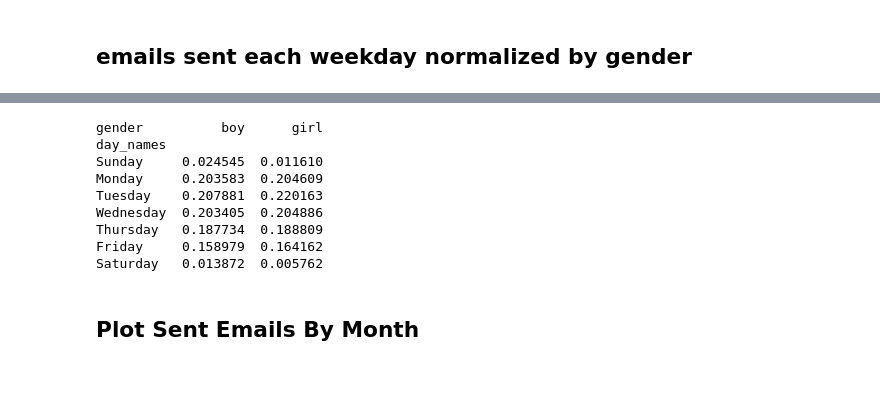
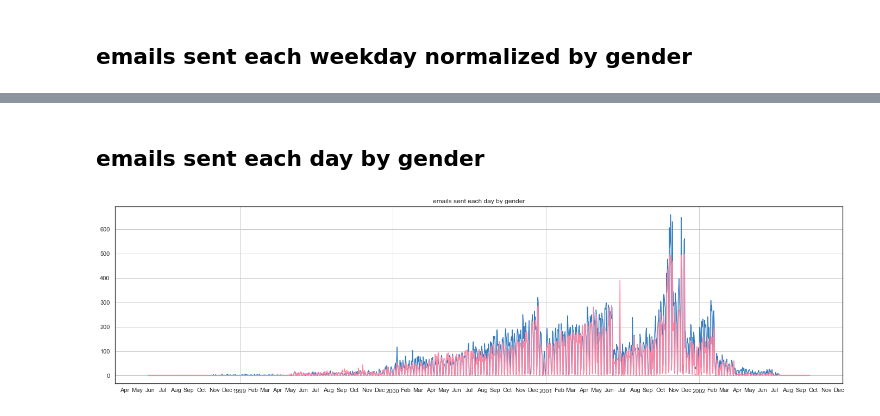
Before and after one commit to jameshollisandrew/springboard_capstone_00, a Jupyter notebook: 01_data_story_notebooks/04_data_story.ipynb, the cells around one changed output, grey strips where cells are left out. Drawn from its saved outputs; the diff is of its cells as text; code cells hidden in the pictures; blank space fills up the shorter version.

```diff
--- a/01_data_story_notebooks/04_data_story.ipynb
+++ b/01_data_story_notebooks/04_data_story.ipynb
@@ -58,3 +68,31 @@ df.head(2)
 | 1 | allen-p/_sent_mail/10 | <15464986.1075855378456.JavaMail.... | Fri, 4 May 2001 13:51:00 -0700 (PDT) | phillip.allen@enron.com | john.lavorato@enron.com | NaN | NaN | Re: | 1.0 | text/plain; charset=us-ascii | 7bit | ... |
 # %% [markdown]
 # Helper Functions
+# %%
+def two_var_timeline(a_df, title_string, print_data=False):
+
+    # set the Locator, Formatter objects
+    years = mdates.YearLocator() # every year
+    months = mdates.MonthLocator() # every month
+    years_fmt = mdates.DateFormatter('%Y') # format year
+    months_fmt = mdates.DateFormatter('%b') # format year
+
+    # create plot
+    fig, ax = plt.subplots(figsize=(24, 6)) # create figure, 1 axes
+    #gs = fig.add_gridspec(2, 2)
+
+    ax.plot(p.index, p.iloc[:,0].values, color='#347DC1') # create barplot with c data
+    ax.plot(p.index, p.iloc[:,1].values, color='#FF85A2') # create barplot with c data
+
+    # format the ticks
+    ax.xaxis.set_major_locator(years) # use Locator object to set major ticks
+    ax.xaxis.set_minor_locator(months) # use Locator object to set minor ticks
+    ax.xaxis.set_major_formatter(years_fmt) # format ticklabel strings with Formatter object
+    ax.xaxis.set_minor_formatter(months_fmt) # 3-letter month name
+
+    # format the coords message box
+    ax.format_xdata = mdates.DateFormatter('%Y-%m-%d')
+    ax.grid(True)
+    #ax.legend(['boy','girl'])
+    # axes labels
+    ax.set_title(title_string) # title
@@ -257,14 +373,20 @@ two_axes_barh(p, 'emails sent each weekday normalized by gender')
+# %% [markdown]
+## emails sent each day by gender
+# %%
+# get relevant data
+p = pd.DataFrame(timf.loc['1998':, 'gender'].copy())
+
+# create 2nd column
+p['girl'] = p['gender'].copy()
+p.columns = ['boys', 'girls']
+
+# quantify
+p['boys'] = p.boys.apply(lambda x: 1 if x == 'boy' else 0)
+p['girls'] = p.girls.apply(lambda x: 1 if x == 'girl' else 0)
+
+# resample on day
+p = p.resample('D').sum()
 # %%
-print(p) # emails sent each weekday normalized by gender table
+two_var_timeline(p, 'emails sent each day by gender')
 # %% [output]
-gender          boy      girl
-day_names
-Sunday     0.024545  0.011610
-Monday     0.203583  0.204609
-Tuesday    0.207881  0.220163
-Wednesday  0.203405  0.204886
-Thursday   0.187734  0.188809
-Friday     0.158979  0.164162
-Saturday   0.013872  0.005762
+[figure, added]
-# %% [markdown]
-## Plot Sent Emails By Month
```
Also changed, not shown: parts of 22 cells of this notebook.
